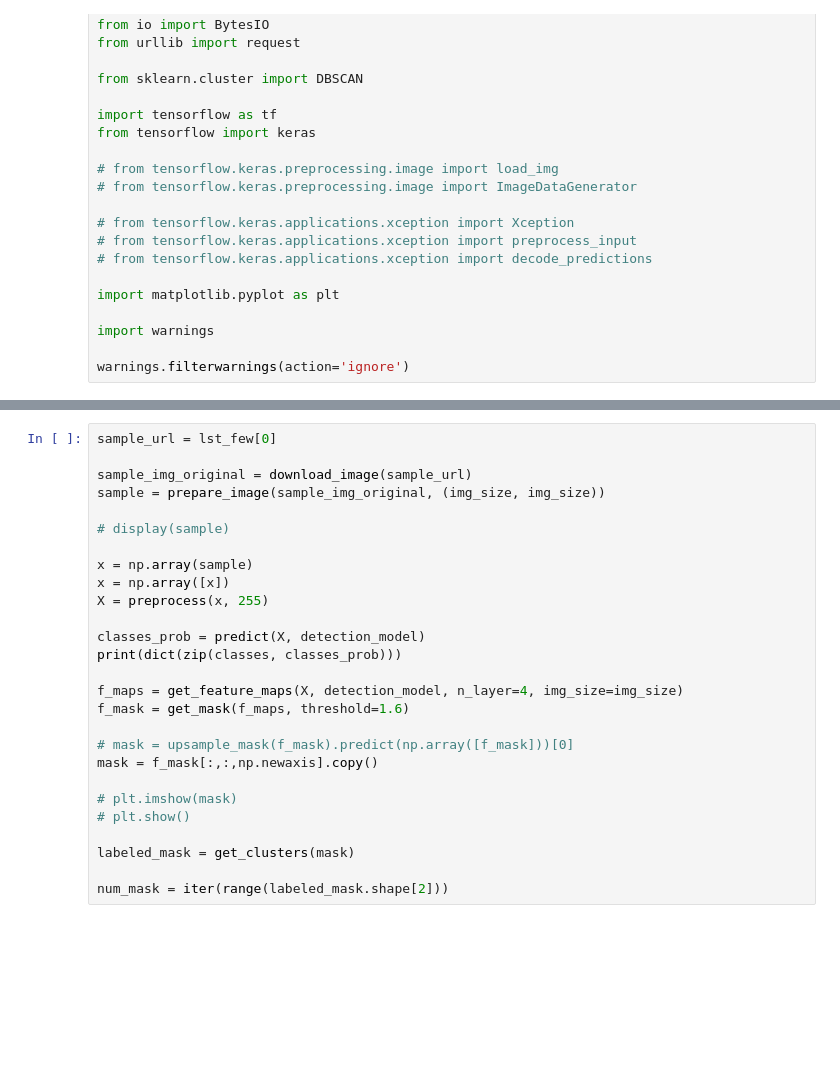
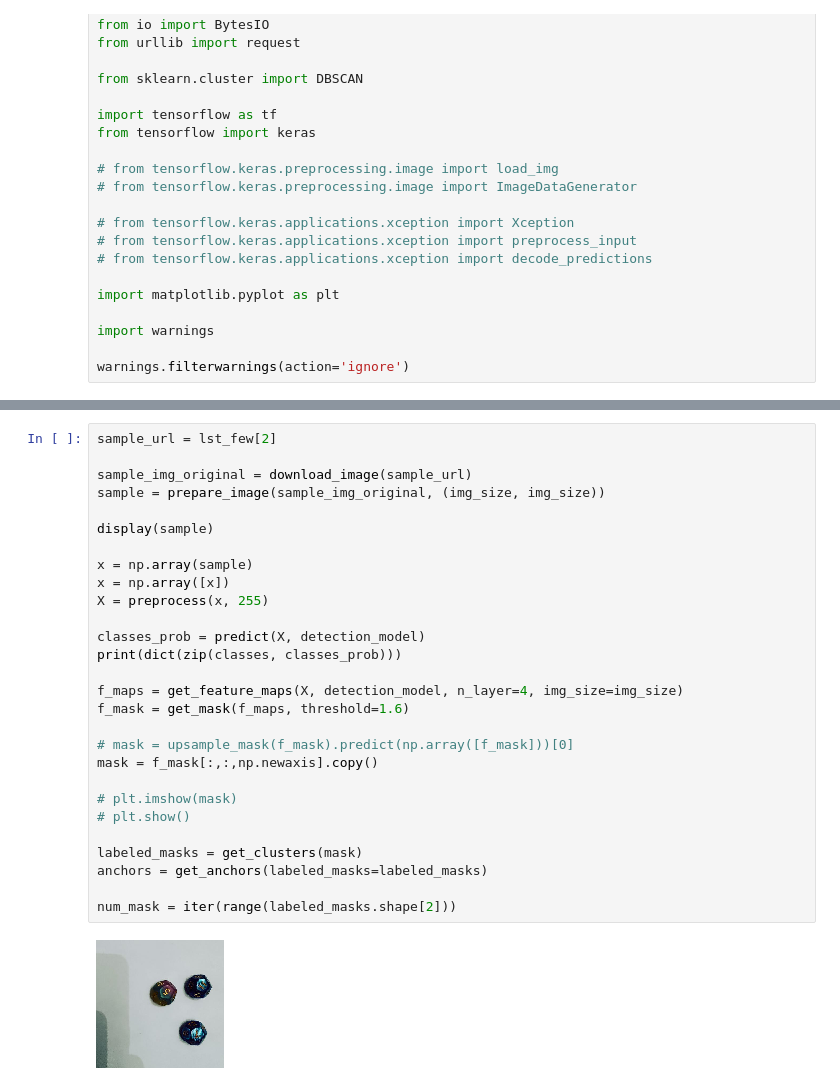
Before and after one commit to K0nkere/DL-Dice-detection-project, a Jupyter notebook: dice-detection-model.ipynb, the cells around one changed output, grey strips where cells are left out. Drawn from its saved outputs; the diff is of its cells as text; blank space fills up the shorter version.

```diff
--- a/dice-detection-model.ipynb
+++ b/dice-detection-model.ipynb
@@ -405,28 +463,30 @@ None
 # %%
-sample_url = lst_few[0]
+sample_url = lst_few[2]
 
 sample_img_original = download_image(sample_url)
 sample = prepare_image(sample_img_original, (img_size, img_size))
 
-# display(sample)
+display(sample)
 
 x = np.array(sample)
 x = np.array([x])
 X = preprocess(x, 255)
 
 classes_prob = predict(X, detection_model)
 print(dict(zip(classes, classes_prob)))
 
 f_maps = get_feature_maps(X, detection_model, n_layer=4, img_size=img_size)
 f_mask = get_mask(f_maps, threshold=1.6)
 
 # mask = upsample_mask(f_mask).predict(np.array([f_mask]))[0]
 mask = f_mask[:,:,np.newaxis].copy()
 
 # plt.imshow(mask)
 # plt.show()
 
-labeled_mask = get_clusters(mask)
+labeled_masks = get_clusters(mask)
+anchors = get_anchors(labeled_masks=labeled_masks)
 
-num_mask = iter(range(labeled_mask.shape[2]))
+num_mask = iter(range(labeled_masks.shape[2]))
 # %% [output]
+[figure, added]
```
Also changed, not shown: parts of 25 cells of this notebook.
